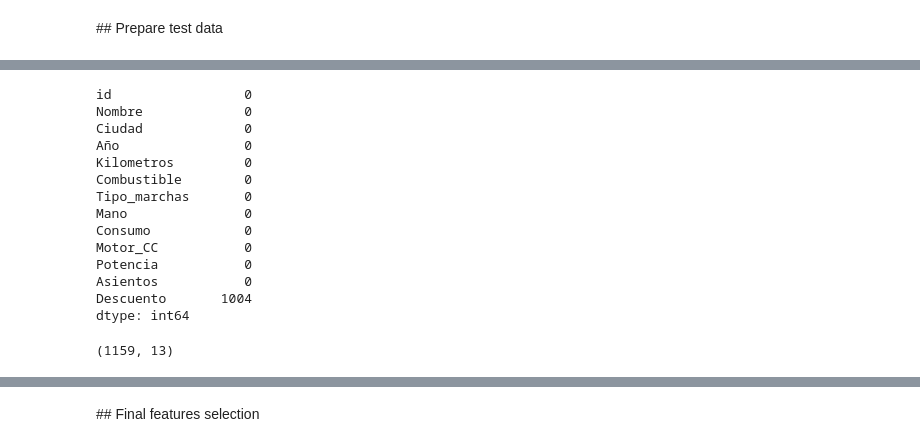
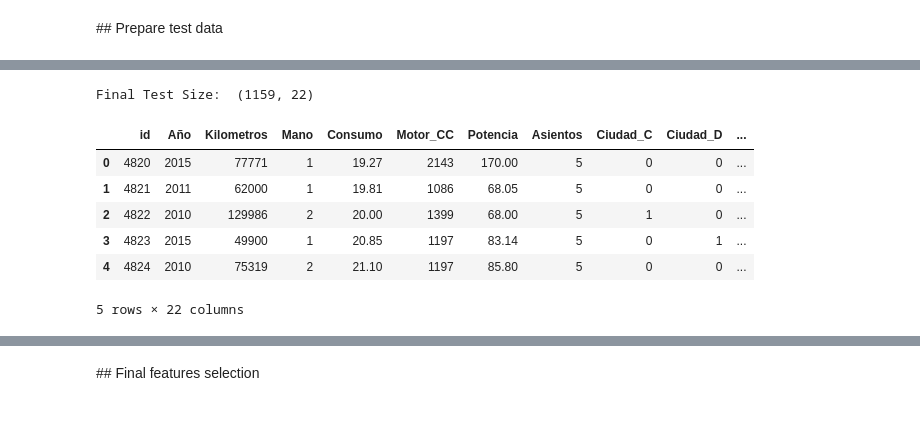
Before and after one commit to daviduster/used-car-price-prediction, a Jupyter notebook: notebooks/vanilla.ipynb, the cells around one changed output, grey strips where cells are left out. Drawn from its saved outputs; the diff is of its cells as text; code cells hidden in the pictures; blank space fills up the shorter version.

```diff
--- a/notebooks/vanilla.ipynb
+++ b/notebooks/vanilla.ipynb
@@ -1014,21 +961,45 @@ car_test_3.head()
-# %%
-car_test_3.isnull().sum()
-# %% [output]
-id                 0
-Nombre             0
-Ciudad             0
-Año                0
-Kilometros         0
-Combustible        0
-Tipo_marchas       0
-Mano               0
-Consumo            0
-Motor_CC           0
-Potencia           0
-Asientos           0
-Descuento       1004
-dtype: int64
+# %%
+car_test_3['Consumo']=car_test_3.Consumo.astype(str).str.partition()[0].astype('float')
+car_test_3['Motor_CC']=car_test_3.Motor_CC.astype(str).str.partition()[0].astype('int')
+car_test_3['Potencia']=car_test_3.Potencia.astype(str).str.partition()[0].astype('float')
+car_test_3['Asientos']=car_test_3.Asientos.astype('int')
+# %%
+car_test_3.drop(["Nombre","Descuento"],axis=1,inplace=True)
+# %%
+var = 'Ciudad'
+Location = car_test_3[[var]]
+Location = pd.get_dummies(Location,drop_first=True)
+Location.head()
+
+var = 'Combustible'
+Fuel_t = car_test_3[[var]]
+Fuel_t = pd.get_dummies(Fuel_t,drop_first=True)
+Fuel_t.head()
+
+var = 'Tipo_marchas'
+Transmission = car_test_3[[var]]
+Transmission = pd.get_dummies(Transmission,drop_first=True)
+Transmission.head()
+
+car_test_3.replace({"First":1,"Second":2,"Third": 3,"Fourth & Above":4},inplace=True)
+car_test_3.head()
+
+car_test_3= pd.concat([car_test_3,Location,Fuel_t,Transmission],axis=1)
+car_test_3.head()
+
+car_test_3.drop(["Ciudad","Combustible","Tipo_marchas"],axis=1,inplace=True)
+car_test_3.head()
+
+print("Final Test Size: ", car_test_3.shape)
+# %% [output]
+Final Test Size:  (1159, 22)
 # %%
-car_test_3.shape
+car_test_3.head()
 # %% [output]
+|  | id | Año | Kilometros | Mano | Consumo | Motor_CC | Potencia | Asientos | Ciudad_C | Ciudad_D | ... |
+| 0 | 4820 | 2015 | 77771 | 1 | 19.27 | 2143 | 170.00 | 5 | 0 | 0 | ... |
+| 1 | 4821 | 2011 | 62000 | 1 | 19.81 | 1086 | 68.05 | 5 | 0 | 0 | ... |
+| 2 | 4822 | 2010 | 129986 | 2 | 20.00 | 1399 | 68.00 | 5 | 1 | 0 | ... |
+| 3 | 4823 | 2015 | 49900 | 1 | 20.85 | 1197 | 83.14 | 5 | 0 | 1 | ... |
+| 4 | 4824 | 2010 | 75319 | 2 | 21.10 | 1197 | 85.80 | 5 | 0 | 0 | ... |
-(1159, 13)
+5 rows × 22 columns
```
Also changed, not shown: parts of 172 cells of this notebook.
